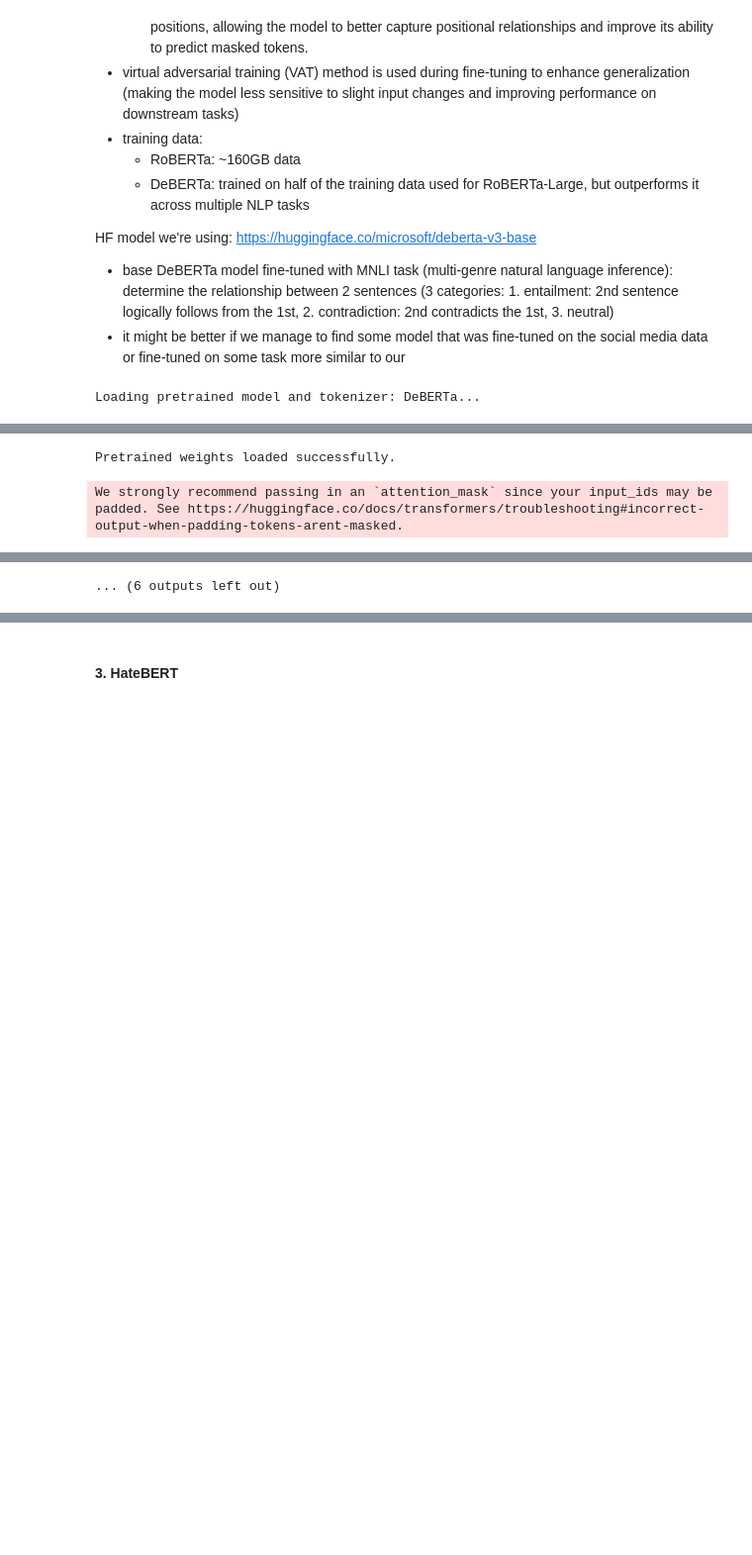
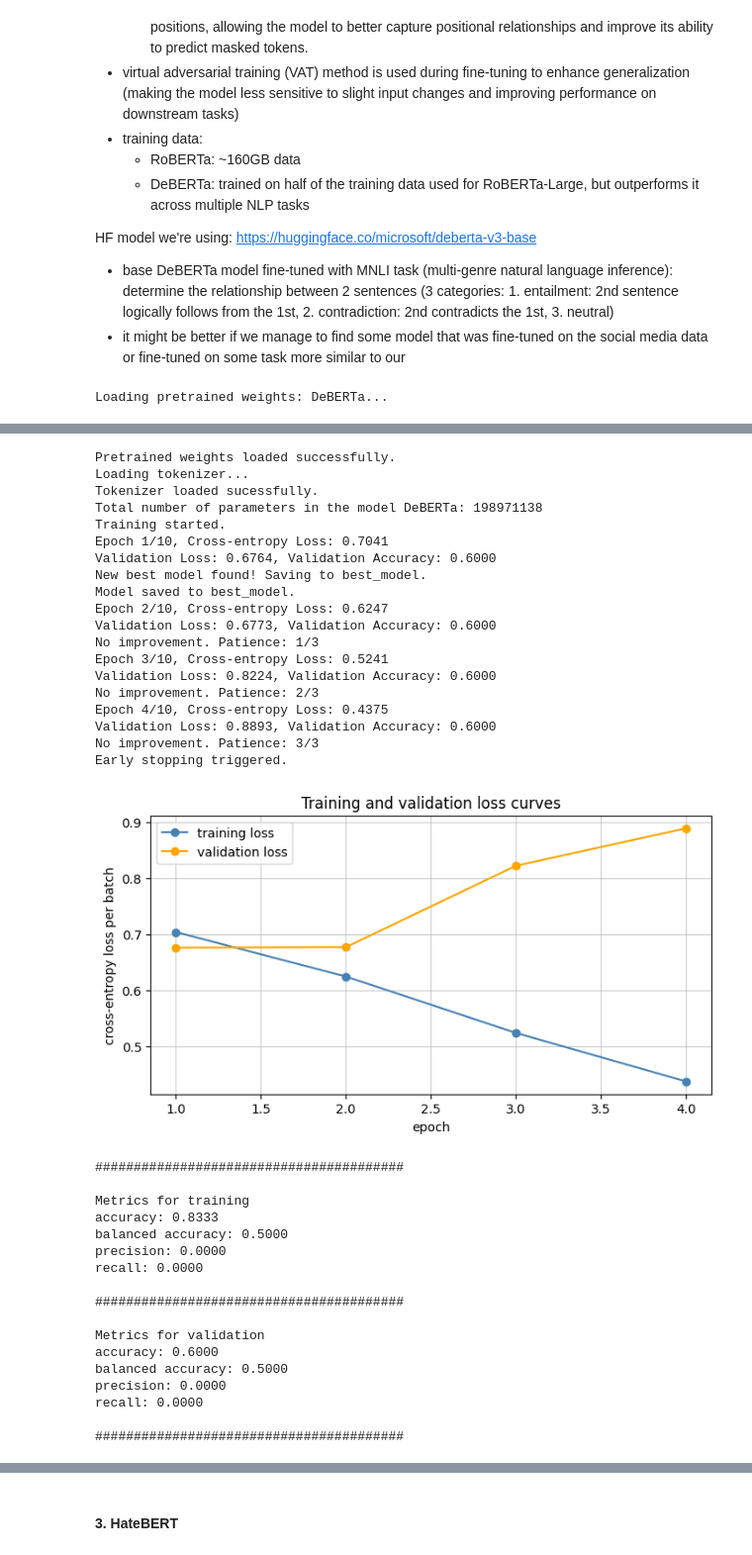
Before and after one commit to henrform/NLP_24W_VSHJ, a Jupyter notebook: challenges/challenges.ipynb, the cells around one changed output, grey strips where cells are left out. Shown at 99% size. Saved outputs shown, nothing was run; the diff lists cells and outputs as text; code cells hidden in the pictures; blank space fills up the shorter version.

```diff
--- a/challenges/challenges.ipynb
+++ b/challenges/challenges.ipynb
@@ -223,18 +180,56 @@ HF model we're using: https://huggingface.co/microsoft/deberta-v3-base
 - it might be better if we manage to find some model that was fine-tuned on the social media data or fine-tuned on some task more similar to our
 # %%
 deberta_model = BERTModel("DeBERTa")
+deberta_model.count_parameters()
 deberta_model.train(X_train, y_train, X_val, y_val, epochs=10, patience=3)
 
-res = deberta_model.evaluate({"training": X_train, "validation": X_val}, [y_train, y_val], model_name=deberta_model.model_name)
+res = deberta_model.evaluate({"training": X_train[:30], "validation": X_val[:10]}, [y_train[:30], y_val[:10]], model_name=deberta_model.model_name)
 for res_x in res:
     results.loc[len(results)] = res_x
+
+deberta_model.clear_gpu_memory()
 # %% [output]
-Loading pretrained model and tokenizer: DeBERTa...
+Loading pretrained weights: DeBERTa...
 You are using a model of type deberta-v2 to instantiate a model of type deberta. This is not supported for all configurations of models and can yield errors.
 Some weights of DebertaForSequenceClassification were not initialized from the model checkpoint at microsoft/deberta-v3-base and are newly initialized: ['classifier.bias', 'classifier.weight', 'debert ...
 You should probably TRAIN this model on a down-stream task to be able to use it for predictions and inference.
 Some weights of DebertaForSequenceClassification were not initialized from the model checkpoint at microsoft/deberta-v3-base and are newly initialized because the shapes did not match:
 - deberta.encoder.rel_embeddings.weight: found shape torch.Size([512, 768]) in the checkpoint and torch.Size([1024, 768]) in the model instantiated
 You should probably TRAIN this model on a down-stream task to be able to use it for predictions and inference.
 Pretrained weights loaded successfully.
+Loading tokenizer...
+Tokenizer loaded sucessfully.
+Total number of parameters in the model DeBERTa: 198971138
+Training started.
+Epoch 1/10, Cross-entropy Loss: 0.7041
+Validation Loss: 0.6764, Validation Accuracy: 0.6000
+New best model found! Saving to best_model.
+Model saved to best_model.
+Epoch 2/10, Cross-entropy Loss: 0.6247
+Validation Loss: 0.6773, Validation Accuracy: 0.6000
+No improvement. Patience: 1/3
+Epoch 3/10, Cross-entropy Loss: 0.5241
+Validation Loss: 0.8224, Validation Accuracy: 0.6000
+No improvement. Patience: 2/3
+Epoch 4/10, Cross-entropy Loss: 0.4375
+Validation Loss: 0.8893, Validation Accuracy: 0.6000
+No improvement. Patience: 3/3
+Early stopping triggered.
+[figure, added]
-We strongly recommend passing in an `attention_mask` since your input_ids may be padded. See https://huggingface.co/docs/transformers/troubleshooting#incorrect-output-when-padding-tokens-arent-masked.
+########################################
+
+Metrics for training
+accuracy: 0.8333
+balanced accuracy: 0.5000
+precision: 0.0000
+recall: 0.0000
+
+########################################
+
+Metrics for validation
+accuracy: 0.6000
+balanced accuracy: 0.5000
+precision: 0.0000
+recall: 0.0000
+
+########################################
@@ -263 +235,0 @@ No improvement. Patience: 1/3
-... (6 outputs left out)
```
Also changed, not shown: parts of 33 cells of this notebook, 1 other file.
